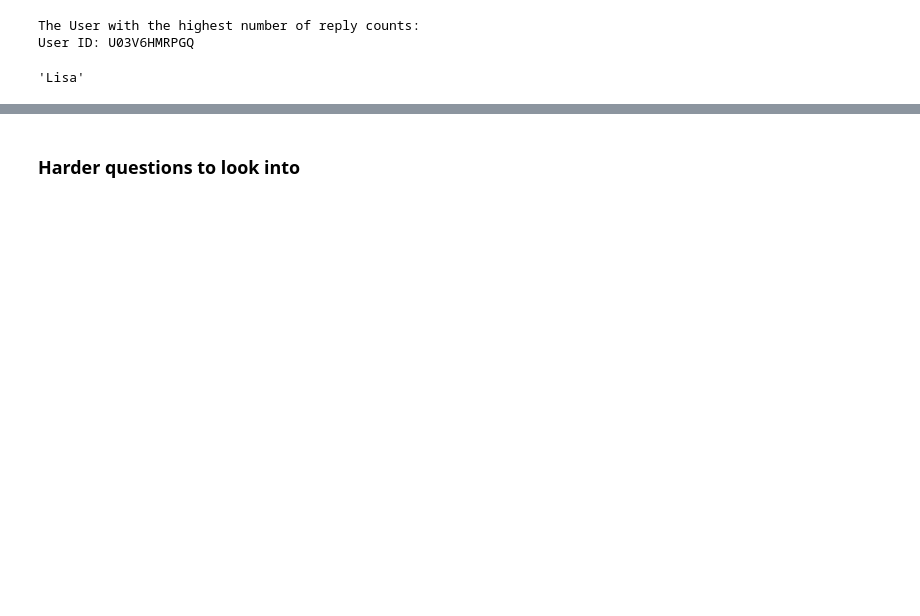
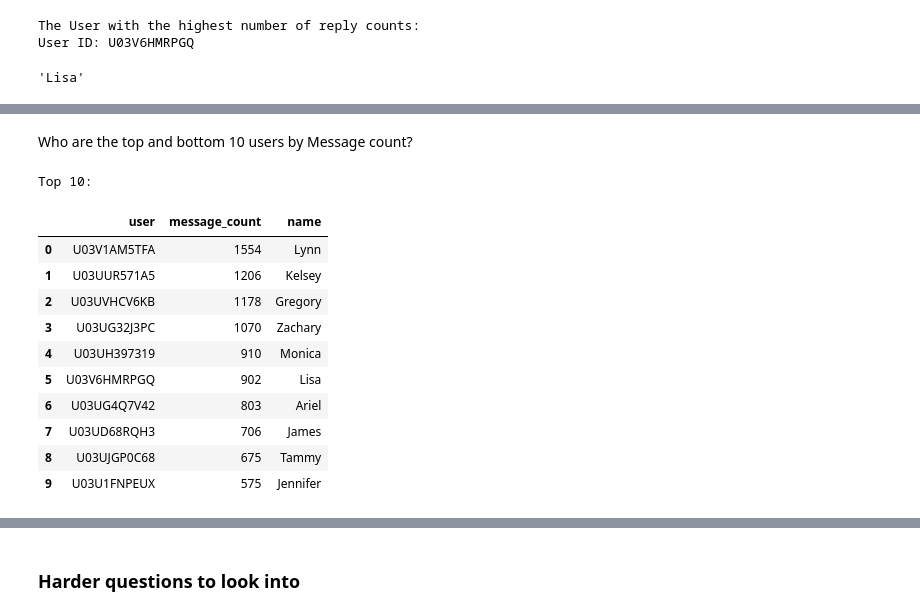
Before and after one commit to mussewold/week0_starter_network_analysis, a Jupyter notebook: notebooks/parse_slack_data.ipynb, the cells around one changed output, grey strips where cells are left out. Cells and saved outputs as stored; diff of their text form; code cells hidden in the pictures; blank space fills up the shorter version.

```diff
--- a/notebooks/parse_slack_data.ipynb
+++ b/notebooks/parse_slack_data.ipynb
@@ -282,0 +333,22 @@ User ID: U03V6HMRPGQ
+# %% [markdown]
+Who are the top and bottom 10 users by Message count?
+# %%
+user_msg_counts = msg_df["user"].value_counts().reset_index()
+user_msg_counts.columns = ["user", "message_count"]
+user_msg_counts["name"] = user_msg_counts["user"].apply(search_user_by_id)
+user_msg_counts_sorted = user_msg_counts.sort_values(by="message_count",ascending=False)
+print("Top 10:")
+user_msg_counts_sorted.head(10)
+# %% [output]
+Top 10:
+|  | user | message_count | name |
+| 0 | U03V1AM5TFA | 1554 | Lynn |
+| 1 | U03UUR571A5 | 1206 | Kelsey |
+| 2 | U03UVHCV6KB | 1178 | Gregory |
+| 3 | U03UG32J3PC | 1070 | Zachary |
+| 4 | U03UH397319 | 910 | Monica |
+| 5 | U03V6HMRPGQ | 902 | Lisa |
+| 6 | U03UG4Q7V42 | 803 | Ariel |
+| 7 | U03UD68RQH3 | 706 | James |
+| 8 | U03UJGP0C68 | 675 | Tammy |
+| 9 | U03U1FNPEUX | 575 | Jennifer |
```
Also changed, not shown: parts of 10 cells of this notebook.
